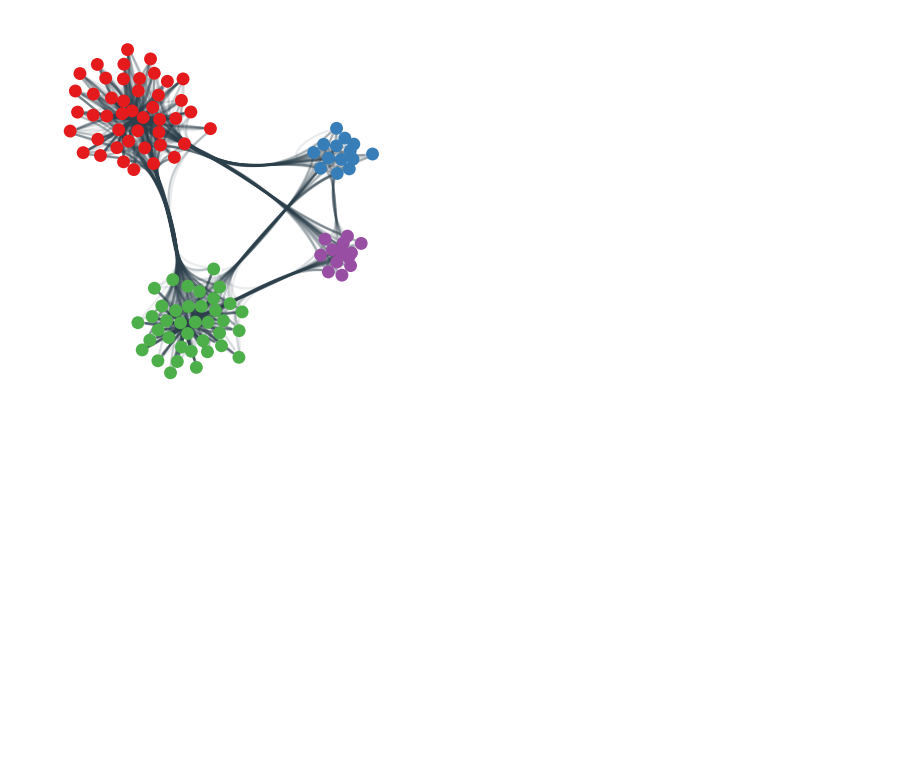
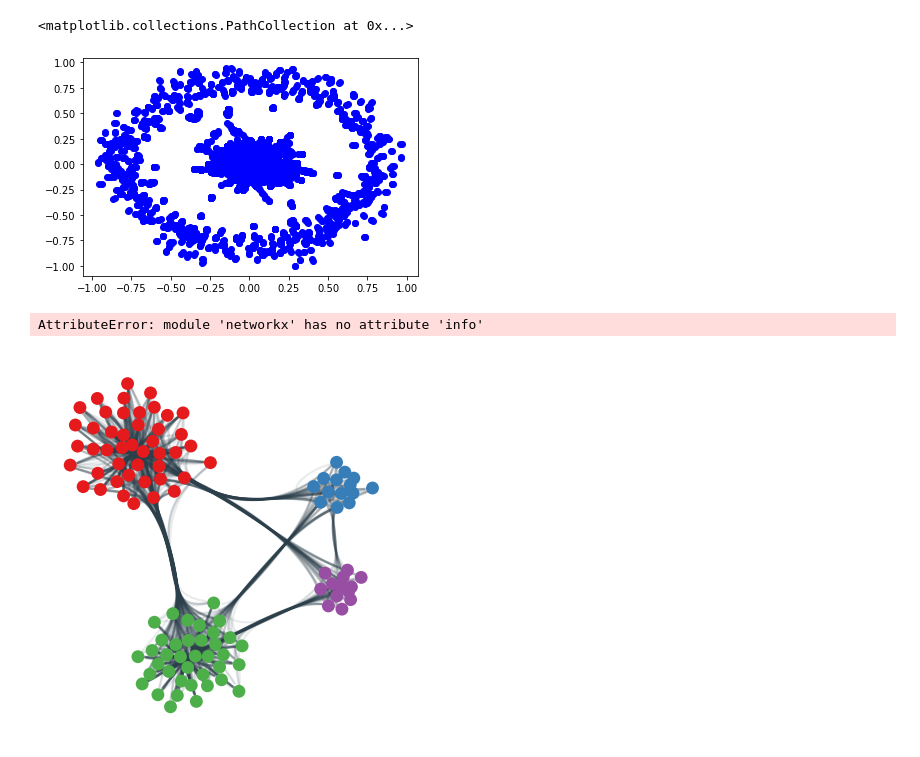
Before and after one commit to avantikaaa/network-vis, a Jupyter notebook: dataset/layer1/plot.ipynb, the cells around one changed output. Saved outputs shown, nothing was run; the diff lists cells and outputs as text; code cells hidden in the pictures; blank space fills up the shorter version.

```diff
--- a/dataset/layer1/plot.ipynb
+++ b/dataset/layer1/plot.ipynb
@@ -32,0 +23,12 @@ for i in range(20):
+# %%
+pos = nx.spring_layout(G)
+X = []
+Y = []
+for x in pos:
+	X.append(pos[x][0])
+	Y.append(pos[x][1])
+# %%
+plt.scatter(X, Y, c ="blue")
+# %% [output]
+<matplotlib.collections.PathCollection at 0x...>
+[figure, added]
@@ -33,3 +37,7 @@ for i in range(20):
+# %%
+print(nx.info(G_fb))
+# %% [output]
+AttributeError: module 'networkx' has no attribute 'info'
 # %%
 
 node_color = {node: community_to_color[community_id] for node, community_id in node_to_community.items()}
```
Also changed, not shown: parts of 9 cells of this notebook, 2 other files.
